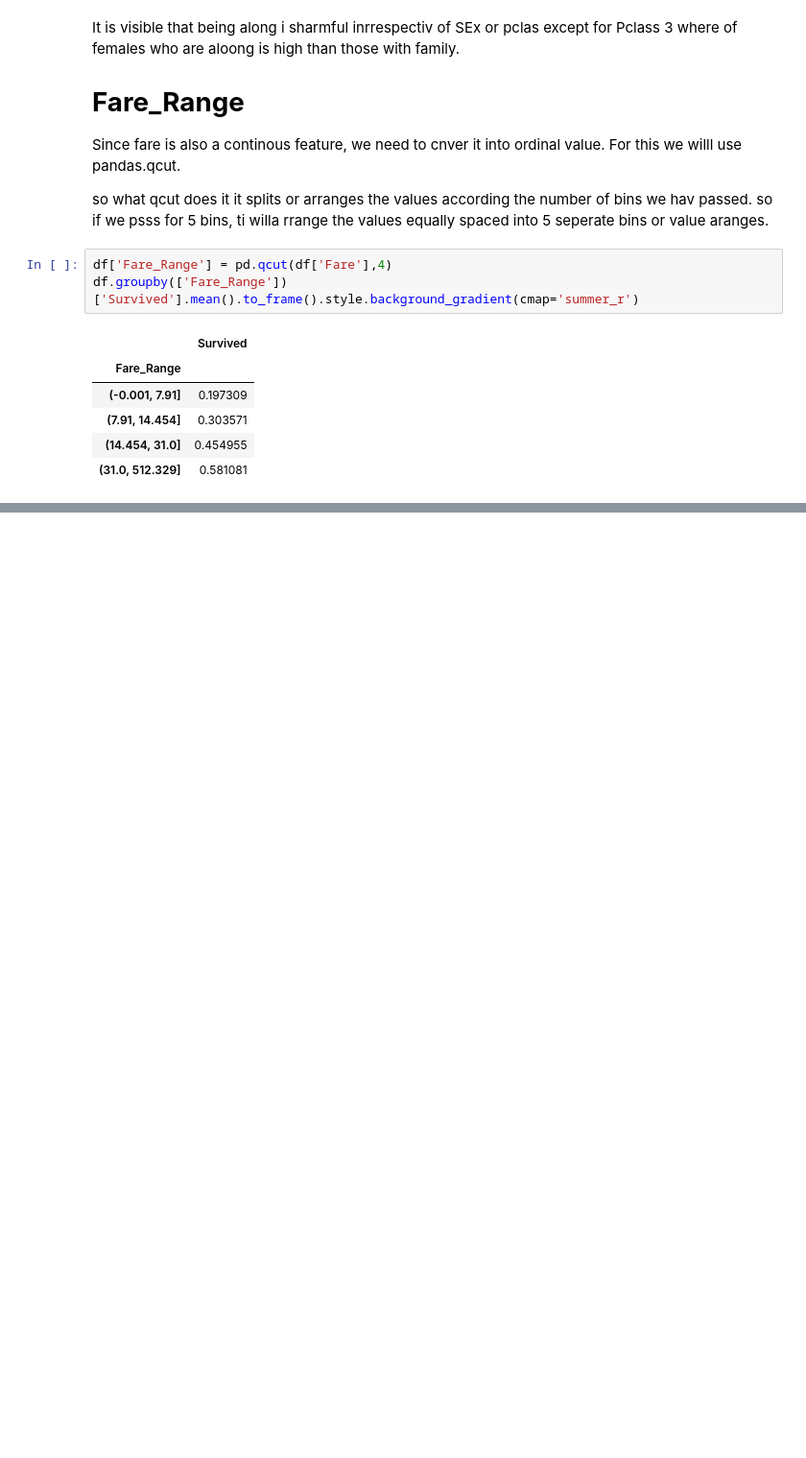
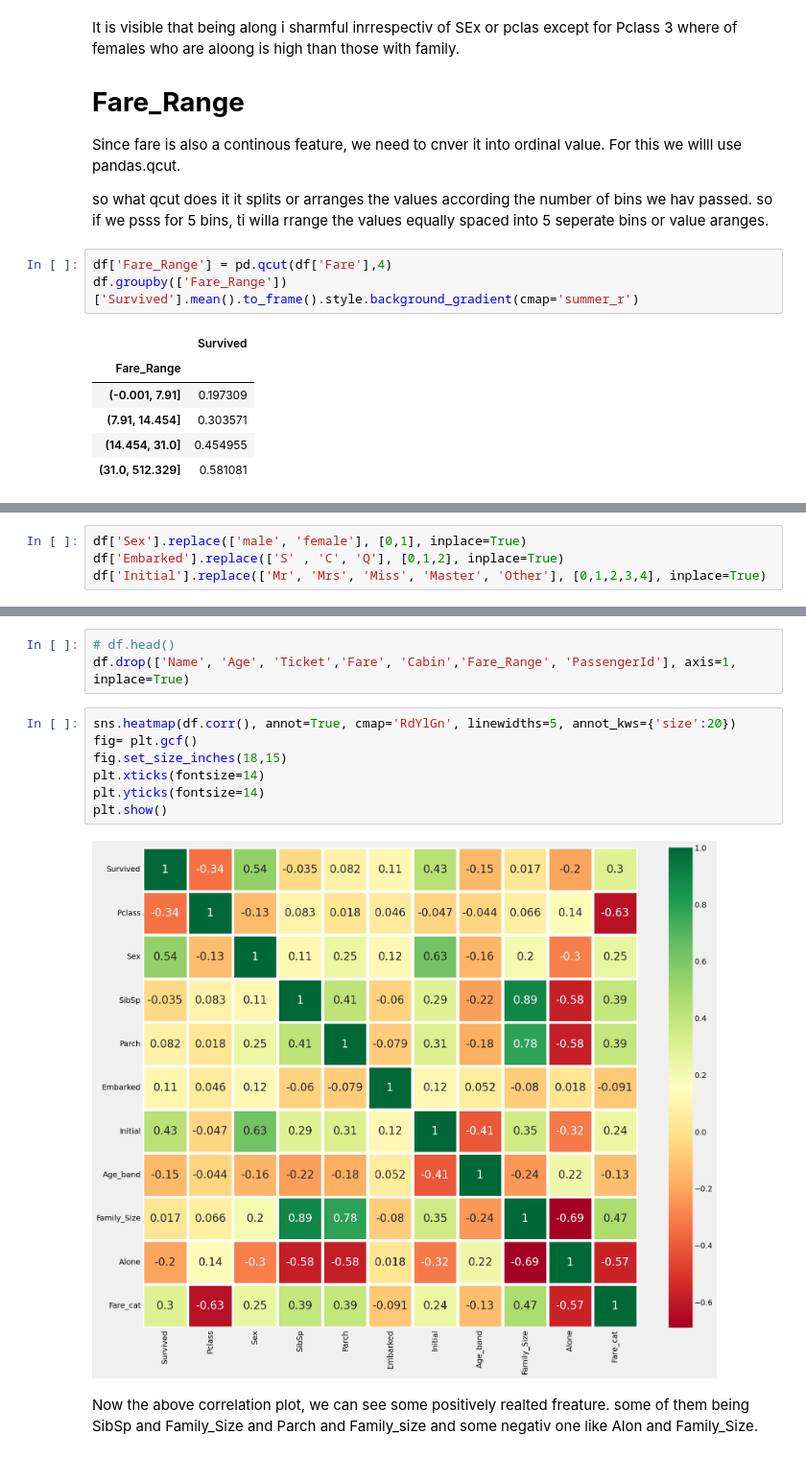
Before and after one commit to Highflying07/Data-Science, a Jupyter notebook: EDA_To_Prediction(DieTanic).ipynb, the cells around one changed output, grey strips where cells are left out. Shown at 96% size. Saved outputs shown, nothing was run; the diff lists cells and outputs as text; blank space fills up the shorter version.

```diff
--- a/EDA_To_Prediction(DieTanic).ipynb
+++ b/EDA_To_Prediction(DieTanic).ipynb
@@ -707,0 +731,4 @@ df.groupby(['Fare_Range'])['Survived'].mean().to_frame().style.background_gradie
+# %%
+df['Sex'].replace(['male', 'female'], [0,1], inplace=True)
+df['Embarked'].replace(['S' , 'C', 'Q'], [0,1,2], inplace=True)
+df['Initial'].replace(['Mr', 'Mrs', 'Miss', 'Master', 'Other'], [0,1,2,3,4], inplace=True)
@@ -707,0 +749,14 @@ df.groupby(['Fare_Range'])['Survived'].mean().to_frame().style.background_gradie
+# %%
+# df.head()
+df.drop(['Name', 'Age', 'Ticket','Fare', 'Cabin','Fare_Range', 'PassengerId'], axis=1, inplace=True)
+# %%
+sns.heatmap(df.corr(), annot=True, cmap='RdYlGn', linewidths=5, annot_kws={'size':20})
+fig= plt.gcf()
+fig.set_size_inches(18,15)
+plt.xticks(fontsize=14)
+plt.yticks(fontsize=14)
+plt.show()
+# %% [output]
+[figure, added]
+# %% [markdown]
+Now the above correlation plot, we can see some positively realted freature. some of them being SibSp and Family_Size and Parch and Family_size and some negativ one like Alon and Family_Size.
```
Also changed, not shown: parts of 33 cells of this notebook.
